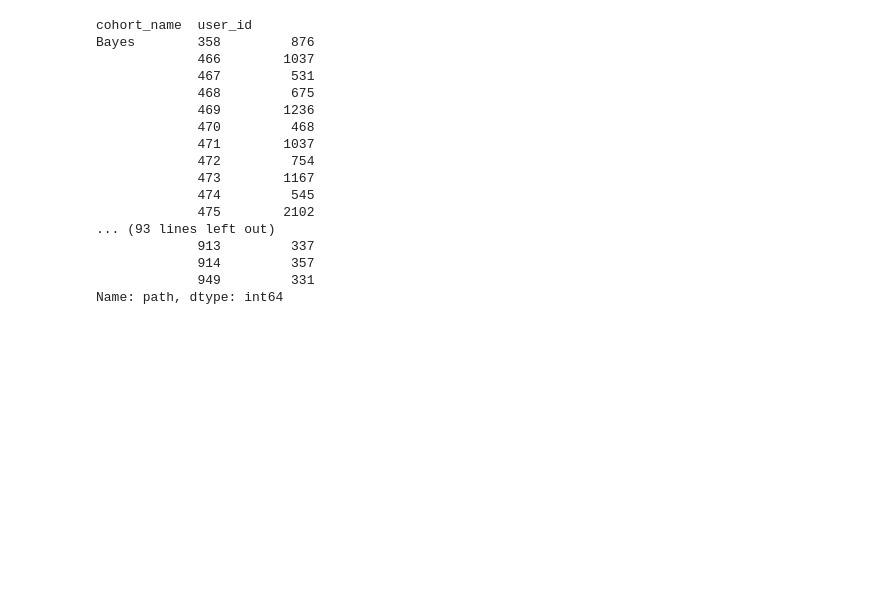
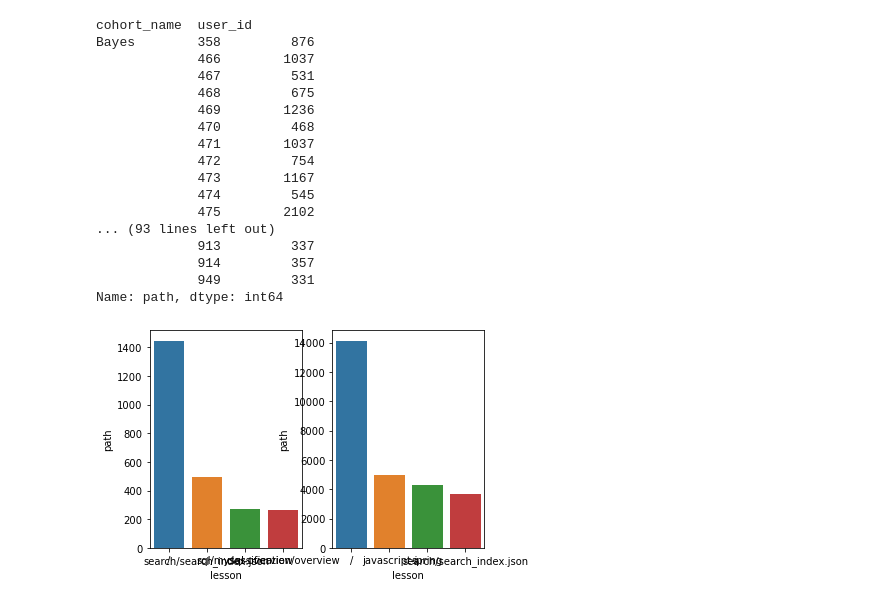
Before and after one commit to AnomalySweeper/user-log-anomaly-detection, a Jupyter notebook: bts-student-log-project-workflow-Copy1.ipynb, the cells around one changed output. Drawn from its saved outputs; the diff is of its cells as text; code cells hidden in the pictures; blank space fills up the shorter version.

```diff
--- a/bts-student-log-project-workflow-Copy1.ipynb
+++ b/bts-student-log-project-workflow-Copy1.ipynb
@@ -968,3 +968,18 @@ Bayes        358         876
              914         357
              949         331
 Name: path, dtype: int64
+# %%
+def get_top_lessons_for_graduates(df):
+    # Create a dataframe where the curriculum hits happen after the student's graduation.
+    post_graduation_ds = df[df.index > df.end_date]
+    # Create a dataframe for the top lessons for Data Science graduates.
+    top_lessons_ds = pd.DataFrame(post_graduation_ds[post_graduation_ds.ds_student == True].path.value_counts().head(10))
+    # Reset the index and rename it to 'lesson'
+    top_lessons_ds = top_lessons_ds.reset_index().rename(columns={'index': 'lesson'})
+    fig, axs = plt.subplots(ncols=2)
+    sns.barplot(x='lesson',y='path', data=top_lessons_ds.head(4), ax=axs[0])
+    sns.barplot(x='lesson',y='path', data=top_lessons_webdev.head(4), ax=axs[1])
+# %%
+get_top_lessons_for_graduates(userlog)
+# %% [output]
+[figure, added]
```
Also changed, not shown: parts of 30 cells of this notebook, 2 other files.
